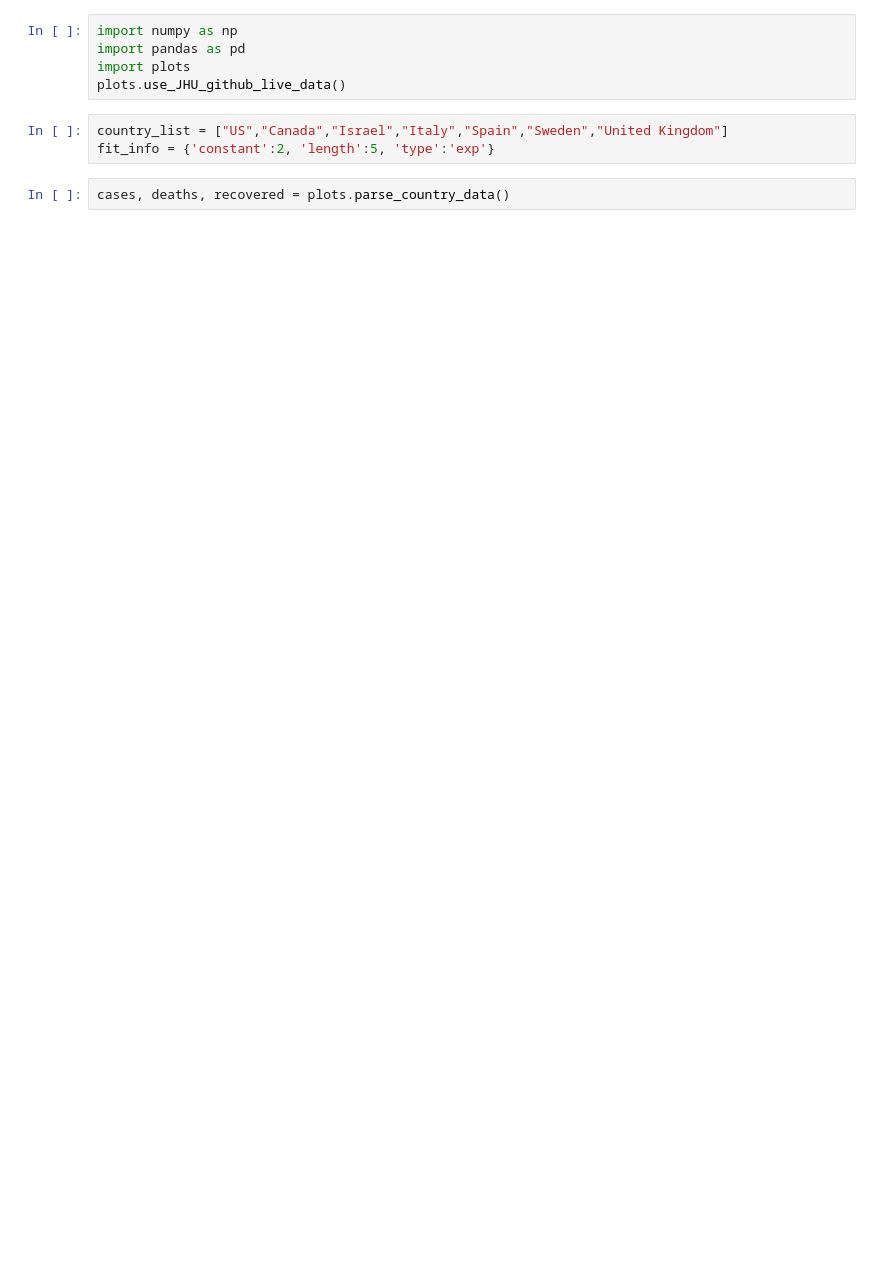
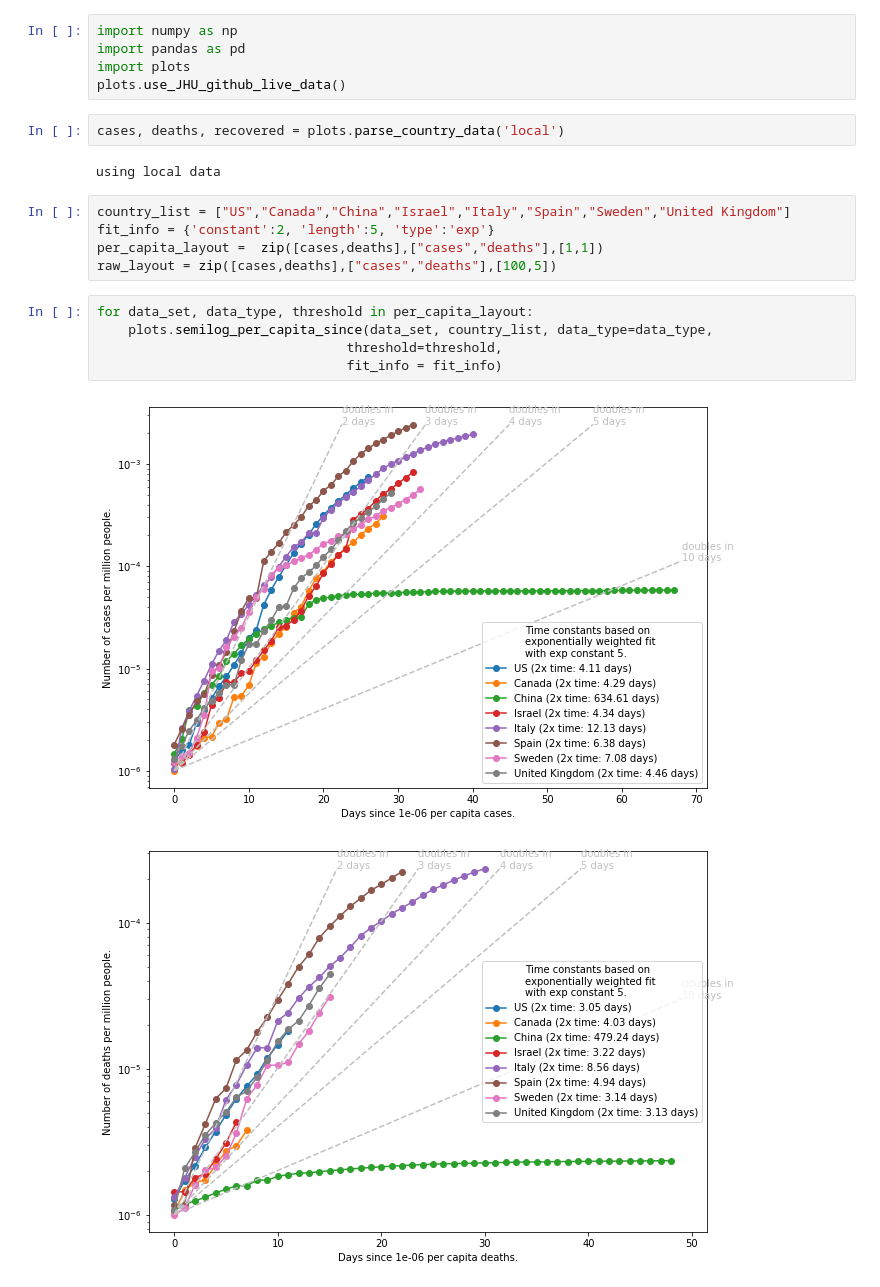
Before and after one commit to zonradkuse/covid-data-processing, a Jupyter notebook: non-interactive-plots.ipynb, the cells around one changed output. Cells and saved outputs as stored; diff of their text form; blank space fills up the shorter version.

```diff
--- a/non-interactive-plots.ipynb
+++ b/non-interactive-plots.ipynb
@@ -3,9 +3,21 @@ import numpy as np
 import pandas as pd
 import plots
 plots.use_JHU_github_live_data()
+# %%
+cases, deaths, recovered = plots.parse_country_data('local')
+# %% [output]
+using local data
 # %%
-country_list = ["US","Canada","Israel","Italy","Spain","Sweden","United Kingdom"]
+country_list = ["US","Canada","China","Israel","Italy","Spain","Sweden","United Kingdom"]
 fit_info = {'constant':2, 'length':5, 'type':'exp'}
+per_capita_layout =  zip([cases,deaths],["cases","deaths"],[1,1])
+raw_layout = zip([cases,deaths],["cases","deaths"],[100,5])
-# %%
-cases, deaths, recovered = plots.parse_country_data()
+# %%
+for data_set, data_type, threshold in per_capita_layout:
+    plots.semilog_per_capita_since(data_set, country_list, data_type=data_type,
+                                threshold=threshold,
+                                fit_info = fit_info)
+# %% [output]
+[figure, added]
+[figure, added]
 # %%
```
Also changed, not shown: parts of 3 cells of this notebook.
